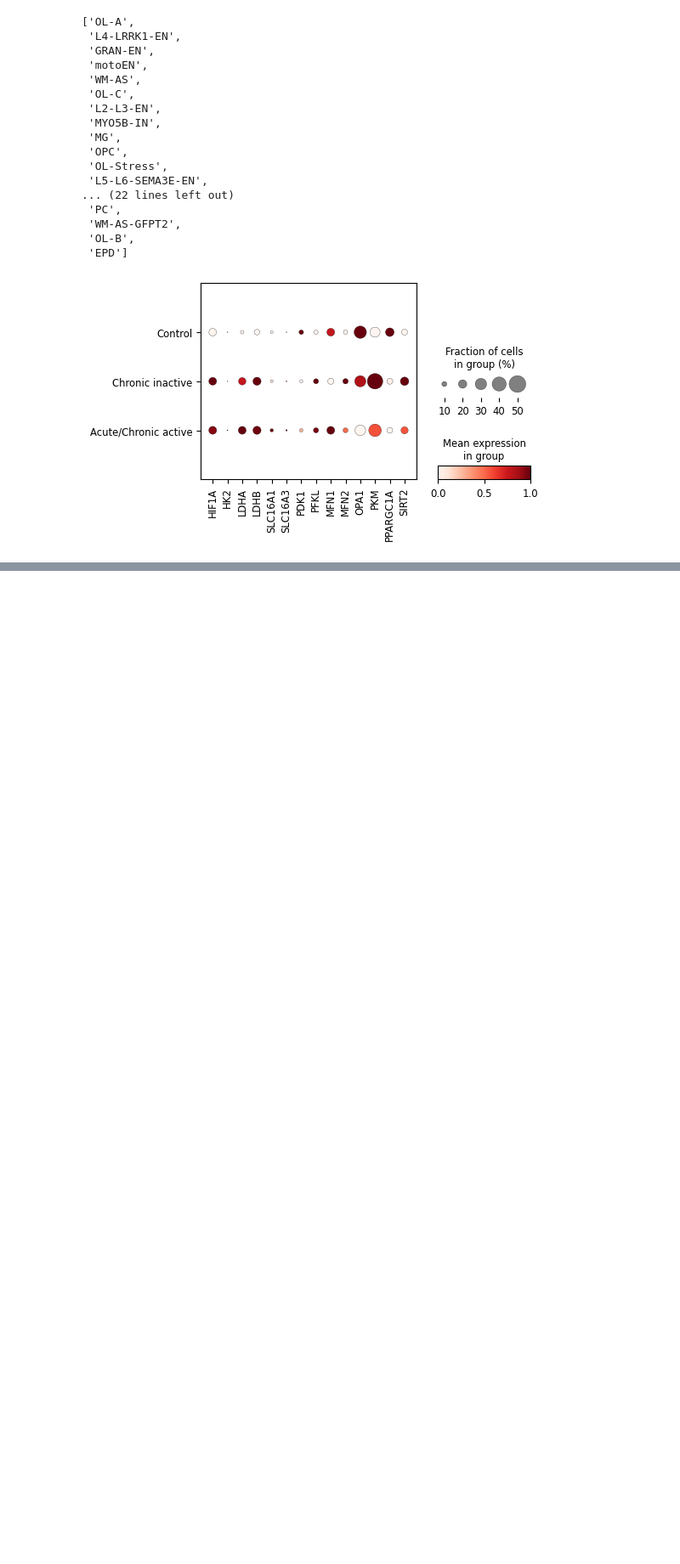
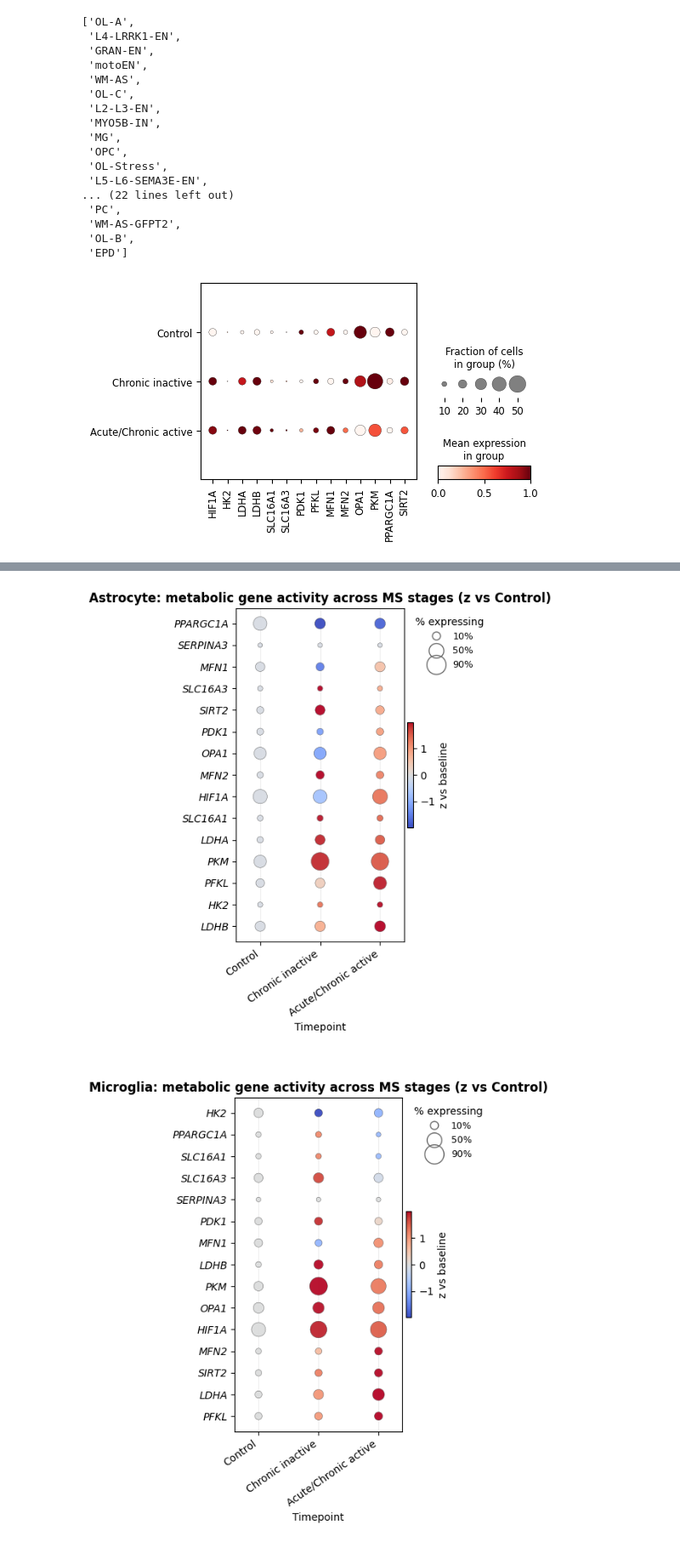
Before and after one commit to christoffermattssonlangseth/MitoMetaoMicS, a Jupyter notebook: notebooks/Trobisch.ipynb, the cells around one changed output, grey strips where cells are left out. Shown at 85% size. Drawn from its saved outputs; the diff is of its cells as text; code cells hidden in the pictures; blank space fills up the shorter version.

```diff
--- a/notebooks/Trobisch.ipynb
+++ b/notebooks/Trobisch.ipynb
@@ -401,0 +444,26 @@ adata.obs['celltype_merged'] = adata.obs.Cluster.map(collapse_map)
+# %%
+for cell in ['Astrocyte', 'Microglia', 'Oligodendrocyte']:
+    # 2) summarize within one cell type across stages
+    tbl = summarize_by_time(
+        adata, human_genes, celltype=cell,   # <-- set to your label in adata.obs
+        time_col="stage",                            # e.g. "Control","Chronic inactive","Acute/Chronic active"
+        ct_col="celltype_merged",                           # change if your column is different
+        layer=None,                                  # or "raw"/your layer name
+        detect_threshold=0.0,
+        time_order=["Control","Chronic inactive","Acute/Chronic active"]
+    )
+
+    # 3) add z-scores anchored at Control
+    tblz = compute_zscores_vs_baseline(tbl, baseline_time="Control")
+
+    # 4) plot z vs baseline (red=high, blue=low)
+    plot_dotplot_time(
+        tblz,
+        title=cell+": metabolic gene activity across MS stages (z vs Control)",
+        color_mode="z_vs_baseline",
+        sort_genes="z",                 # rank genes by z in the chosen time
+        sort_genes_time="Acute/Chronic active"
+    )
+# %% [output]
+[figure, added]
+[figure, added]
```
Also changed, not shown: parts of 4 cells of this notebook, 2 other files.
